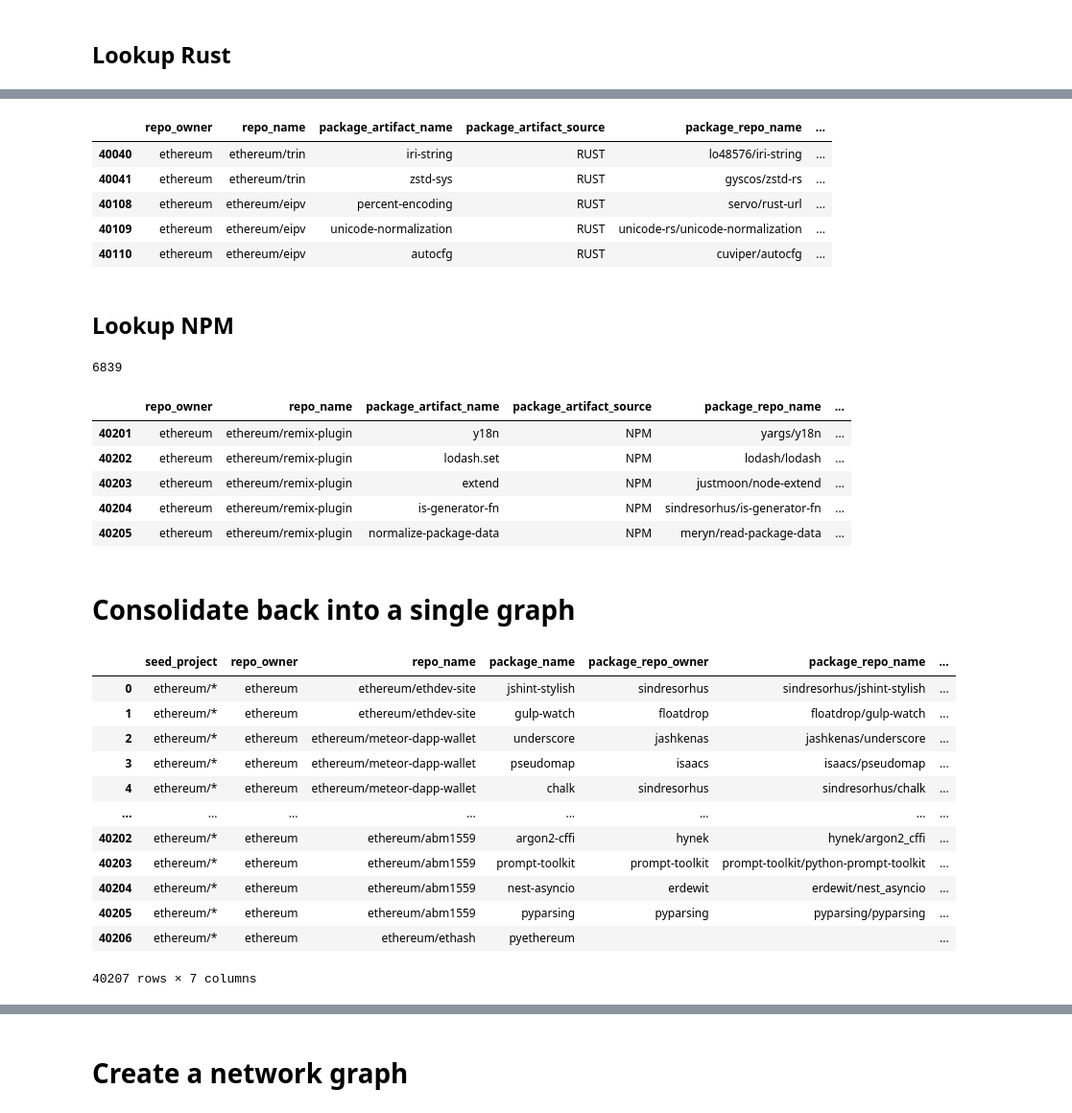
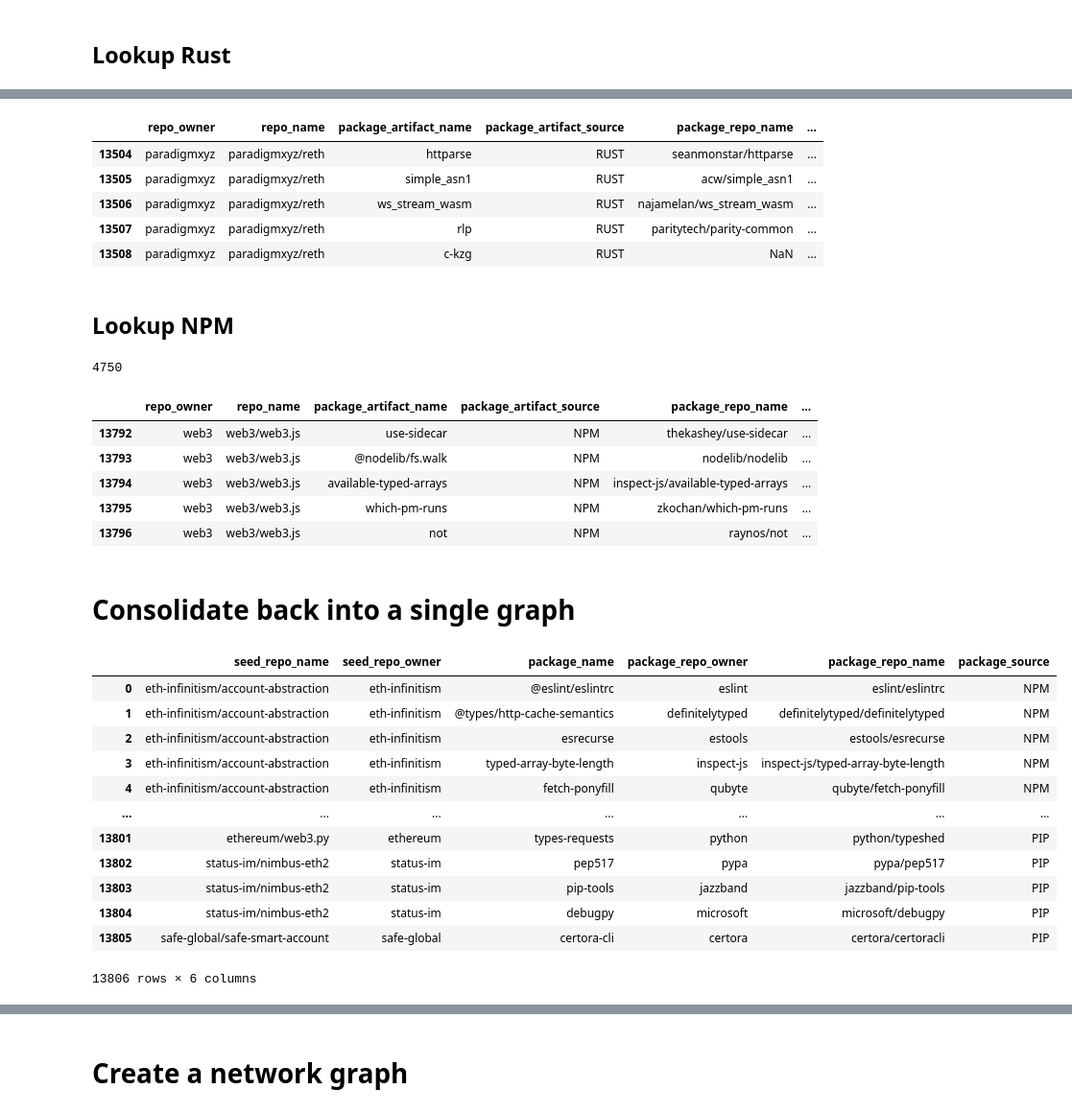
Before and after one commit to opensource-observer/insights, a Jupyter notebook: community/ai_agents/DataPrep.ipynb, the cells around one changed output, grey strips where cells are left out. Shown at 96% size. Cells and saved outputs as stored; diff of their text form; code cells hidden in the pictures.

```diff
--- a/community/ai_agents/DataPrep.ipynb
+++ b/community/ai_agents/DataPrep.ipynb
@@ -44,4 +44,17 @@ EXECUTION = [
     'erigontech/erigon',
     'paradigmxyz/reth'
 ]
-SEED_REPOS = CONSENSUS + EXECUTION
+OTHER = [
+    'ethereum/solidity',
+    'ethereum/remix-project',
+    'vyperlang/vyper',
+    'ethereum/web3.py',
+    'ethereum/py-evm',
+    'eth-infinitism/account-abstraction',
+    'safe-global/safe-smart-account',
+    'a16z/helios',
+    'web3/web3.js', # prev. 'ethereum/web3.js',
+    'ethereumjs/ethereumjs-monorepo'
+]
+SEED_REPOS = CONSENSUS + EXECUTION + OTHER
+PACKAGE_SERVERS = ['NPM', 'RUST', 'GO', 'PIP']
@@ -54,12 +71,10 @@ sbom_results = client.query(f"""
         package_artifact_name,
         package_artifact_source
       FROM `oso.int_sbom_artifacts`
-      WHERE package_artifact_source IN ('NPM', 'RUST', 'GO', 'PIP')
+      WHERE package_artifact_source IN ({stringify_array(PACKAGE_SERVERS)})
     )
     SELECT * FROM sboms
-    WHERE
-      repo_name IN ({stringify_array(SEED_REPOS)})
-      OR repo_owner = 'ethereum' -- also include anything in ethereum namespace
+    WHERE repo_name IN ({stringify_array(SEED_REPOS)})
 """)
 df_sbom = sbom_results.to_dataframe()
 df_sbom.to_csv('data/sbom.csv')
@@ -191,11 +219,11 @@ df_rust['likely_package_repo_owner'] = df_rust['package_repo_name'].apply(
 df_rust.tail()
 # %% [output]
 |  | repo_owner | repo_name | package_artifact_name | package_artifact_source | package_repo_name | ... |
-| 40040 | ethereum | ethereum/trin | iri-string | RUST | lo48576/iri-string | ... |
-| 40041 | ethereum | ethereum/trin | zstd-sys | RUST | gyscos/zstd-rs | ... |
-| 40108 | ethereum | ethereum/eipv | percent-encoding | RUST | servo/rust-url | ... |
-| 40109 | ethereum | ethereum/eipv | unicode-normalization | RUST | unicode-rs/unicode-normalization | ... |
-| 40110 | ethereum | ethereum/eipv | autocfg | RUST | cuviper/autocfg | ... |
+| 13504 | paradigmxyz | paradigmxyz/reth | httparse | RUST | seanmonstar/httparse | ... |
+| 13505 | paradigmxyz | paradigmxyz/reth | simple_asn1 | RUST | acw/simple_asn1 | ... |
+| 13506 | paradigmxyz | paradigmxyz/reth | ws_stream_wasm | RUST | najamelan/ws_stream_wasm | ... |
+| 13507 | paradigmxyz | paradigmxyz/reth | rlp | RUST | paritytech/parity-common | ... |
+| 13508 | paradigmxyz | paradigmxyz/reth | c-kzg | RUST | NaN | ... |
 # %% [markdown]
 ## Lookup NPM
 # %%
@@ -203,7 +231,7 @@ df_npm = df_sbom[df_sbom['package_artifact_source'] == 'NPM'].copy()
 npm_pkgs_all = sorted(df_npm['package_artifact_name'].unique())
 len(npm_pkgs_all)
 # %% [output]
-6839
+4750
 # %%
 # create a registry from deps.dev
 
@@ -256,40 +284,39 @@ df_npm.drop(columns='namespace', inplace=True)
 df_npm.tail()
 # %% [output]
 |  | repo_owner | repo_name | package_artifact_name | package_artifact_source | package_repo_name | ... |
-| 40201 | ethereum | ethereum/remix-plugin | y18n | NPM | yargs/y18n | ... |
-| 40202 | ethereum | ethereum/remix-plugin | lodash.set | NPM | lodash/lodash | ... |
-| 40203 | ethereum | ethereum/remix-plugin | extend | NPM | justmoon/node-extend | ... |
-| 40204 | ethereum | ethereum/remix-plugin | is-generator-fn | NPM | sindresorhus/is-generator-fn | ... |
-| 40205 | ethereum | ethereum/remix-plugin | normalize-package-data | NPM | meryn/read-package-data | ... |
+| 13792 | web3 | web3/web3.js | use-sidecar | NPM | thekashey/use-sidecar | ... |
+| 13793 | web3 | web3/web3.js | @nodelib/fs.walk | NPM | nodelib/nodelib | ... |
+| 13794 | web3 | web3/web3.js | available-typed-arrays | NPM | inspect-js/available-typed-arrays | ... |
+| 13795 | web3 | web3/web3.js | which-pm-runs | NPM | zkochan/which-pm-runs | ... |
+| 13796 | web3 | web3/web3.js | not | NPM | raynos/not | ... |
 # %% [markdown]
 # Consolidate back into a single graph
 # %%
 df = pd.concat([df_npm,df_go,df_rust,df_py], axis=0, ignore_index=True)
 df.fillna('', inplace=True)
-df['seed_project'] = df['repo_name'].apply(
-    lambda x: x if x in SEED_REPOS else 'ethereum/*'
-)
 df.rename(columns={
+    'repo_name': 'seed_repo_name',
+    'repo_owner': 'seed_repo_owner',
     'package_artifact_name': 'package_name',
     'package_artifact_source': 'package_source',
     'likely_package_repo_owner': 'package_repo_owner'
 }, inplace=True)
 df = df[[
-    'seed_project', 'repo_owner', 'repo_name',
-    'package_name', 'package_repo_owner', 'package_repo_name', 'package_source'
+    'seed_repo_name', 'seed_repo_owner', 'package_name',
+    'package_repo_owner', 'package_repo_name', 'package_source'
 ]]
 df
 # %% [output]
-|  | seed_project | repo_owner | repo_name | package_name | package_repo_owner | package_repo_name | ... |
-| 0 | ethereum/* | ethereum | ethereum/ethdev-site | jshint-stylish | sindresorhus | sindresorhus/jshint-stylish | ... |
-| 1 | ethereum/* | ethereum | ethereum/ethdev-site | gulp-watch | floatdrop | floatdrop/gulp-watch | ... |
-| 2 | ethereum/* | ethereum | ethereum/meteor-dapp-wallet | underscore | jashkenas | jashkenas/underscore | ... |
-| 3 | ethereum/* | ethereum | ethereum/meteor-dapp-wallet | pseudomap | isaacs | isaacs/pseudomap | ... |
-| 4 | ethereum/* | ethereum | ethereum/meteor-dapp-wallet | chalk | sindresorhus | sindresorhus/chalk | ... |
-| ... | ... | ... | ... | ... | ... | ... | ... |
-| 40202 | ethereum/* | ethereum | ethereum/abm1559 | argon2-cffi | hynek | hynek/argon2_cffi | ... |
-| 40203 | ethereum/* | ethereum | ethereum/abm1559 | prompt-toolkit | prompt-toolkit | prompt-toolkit/python-prompt-toolkit | ... |
-| 40204 | ethereum/* | ethereum | ethereum/abm1559 | nest-asyncio | erdewit | erdewit/nest_asyncio | ... |
-| 40205 | ethereum/* | ethereum | ethereum/abm1559 | pyparsing | pyparsing | pyparsing/pyparsing | ... |
-| 40206 | ethereum/* | ethereum | ethereum/ethash | pyethereum |  |  | ... |
+|  | seed_repo_name | seed_repo_owner | package_name | package_repo_owner | package_repo_name | package_source |
+| 0 | eth-infinitism/account-abstraction | eth-infinitism | @eslint/eslintrc | eslint | eslint/eslintrc | NPM |
+| 1 | eth-infinitism/account-abstraction | eth-infinitism | @types/http-cache-semantics | definitelytyped | definitelytyped/definitelytyped | NPM |
+| 2 | eth-infinitism/account-abstraction | eth-infinitism | esrecurse | estools | estools/esrecurse | NPM |
+| 3 | eth-infinitism/account-abstraction | eth-infinitism | typed-array-byte-length | inspect-js | inspect-js/typed-array-byte-length | NPM |
+| 4 | eth-infinitism/account-abstraction | eth-infinitism | fetch-ponyfill | qubyte | qubyte/fetch-ponyfill | NPM |
+| ... | ... | ... | ... | ... | ... | ... |
+| 13801 | ethereum/web3.py | ethereum | types-requests | python | python/typeshed | PIP |
+| 13802 | status-im/nimbus-eth2 | status-im | pep517 | pypa | pypa/pep517 | PIP |
+| 13803 | status-im/nimbus-eth2 | status-im | pip-tools | jazzband | jazzband/pip-tools | PIP |
+| 13804 | status-im/nimbus-eth2 | status-im | debugpy | microsoft | microsoft/debugpy | PIP |
+| 13805 | safe-global/safe-smart-account | safe-global | certora-cli | certora | certora/certoracli | PIP |
-40207 rows × 7 columns
+13806 rows × 6 columns
```
Also changed, not shown: parts of 13 cells of this notebook, 8 other files.
